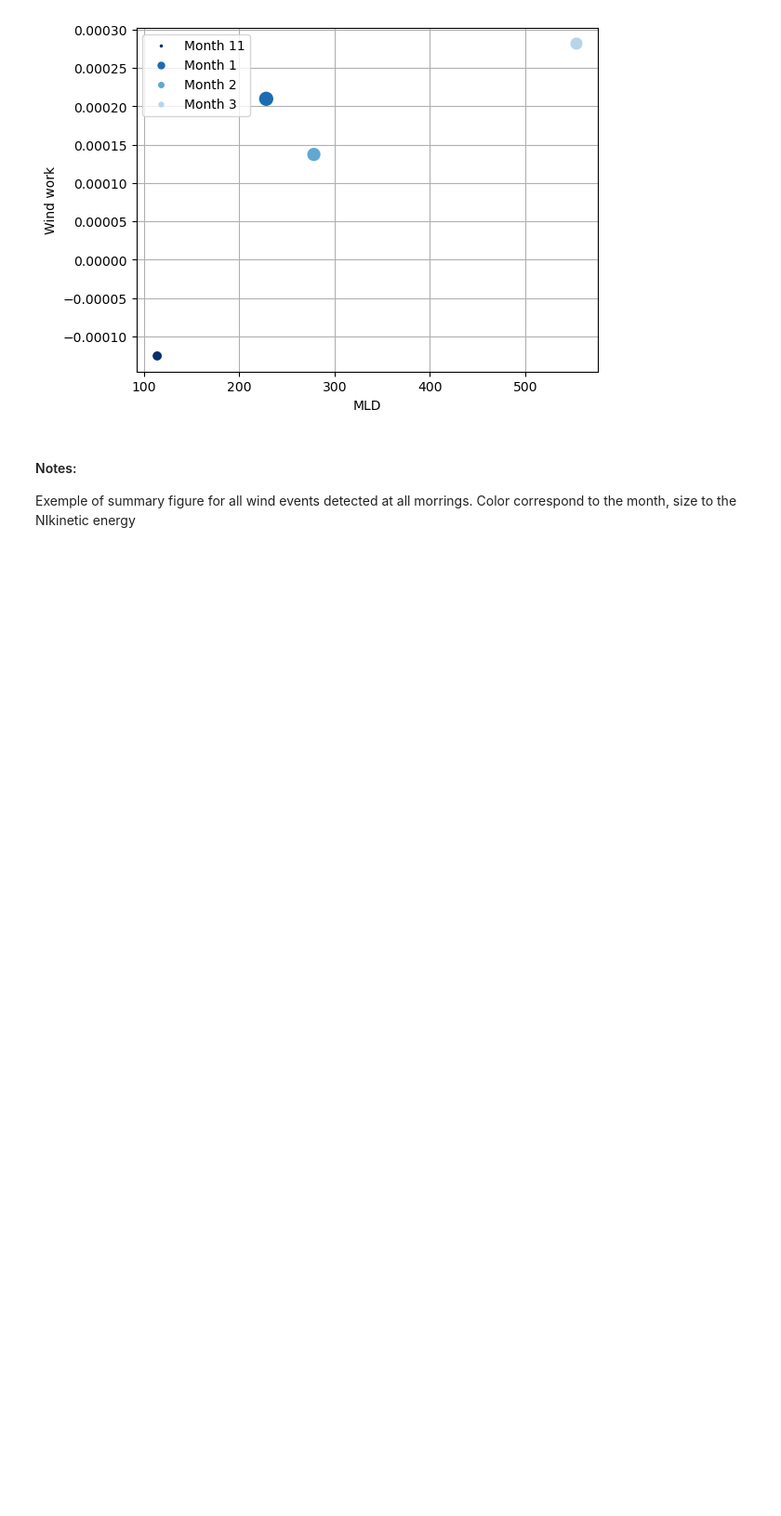
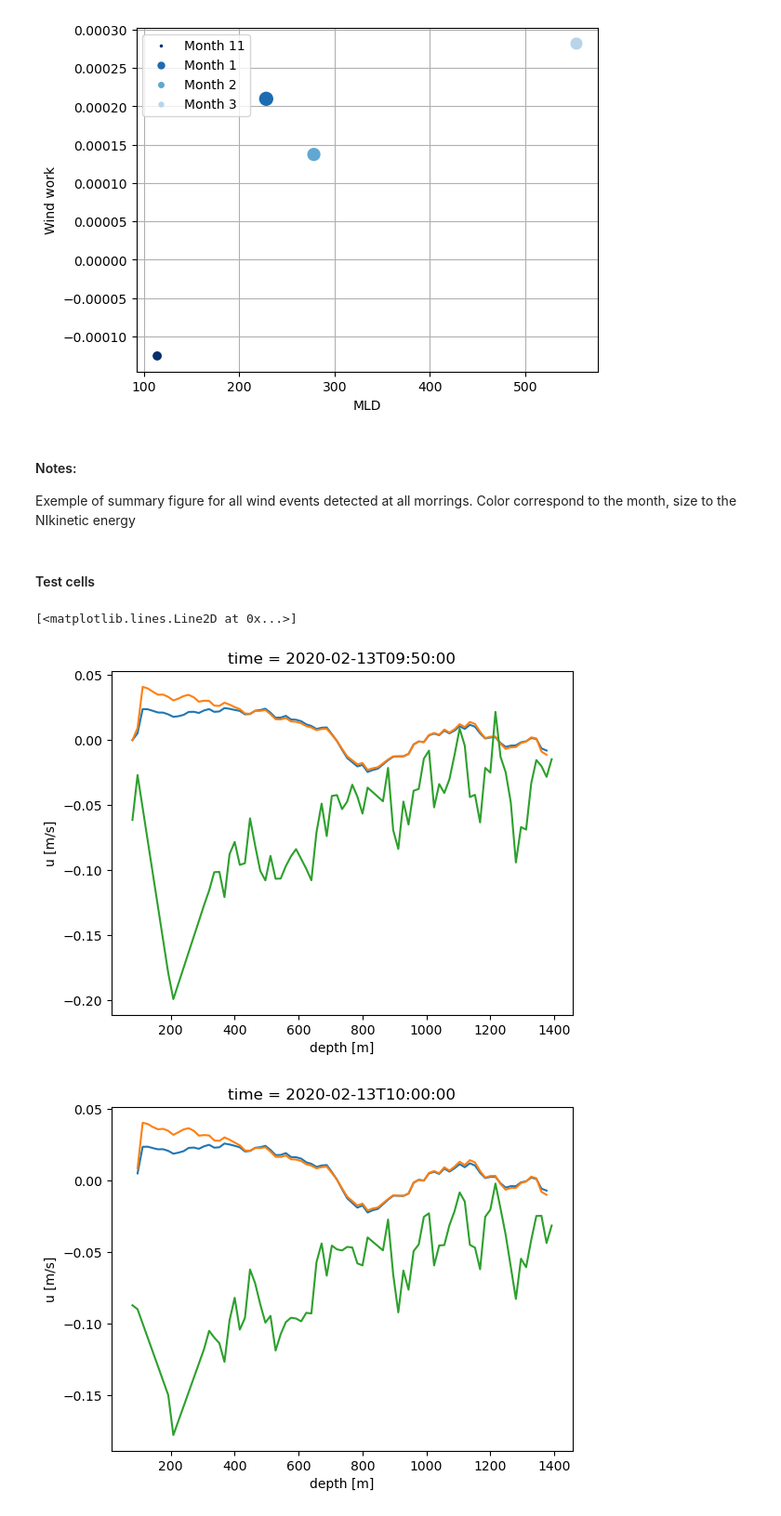
Before and after one commit to zcasparco/NIW, a Jupyter notebook: Data_overview/Zoom_wind_event.ipynb, the cells around one changed output. Shown at 93% size. Cells and saved outputs as stored; diff of their text form; code cells hidden in the pictures; blank space fills up the shorter version.

```diff
--- a/Data_overview/Zoom_wind_event.ipynb
+++ b/Data_overview/Zoom_wind_event.ipynb
@@ -151,3 +184,21 @@ ax.legend(handles = custom,labels=['Month '+ str(months[i]) for i in range(len(t
 #### Notes:
 Exemple of summary figure for all wind events detected at all morrings.
 Color correspond to the month, size to the NIkinetic energy
+# %% [markdown]
+#### Test cells
+# %%
+_ = ds_filt.sel(time='2020-02-13T09:50:00')
+_s = ds_filt.sel(time='2020-02-13T10:00:00')
+# %%
+_.bpu.plot()
+_.bpu_wkb.plot()
+_.u.plot()
+
+plt.figure()
+_s.bpu.plot()
+_s.bpu_wkb.plot()
+_s.u.plot()
+# %% [output]
+[<matplotlib.lines.Line2D at 0x...>]
+[figure, added]
+[figure, added]
```
Also changed, not shown: parts of 8 cells of this notebook, 7 other files.
